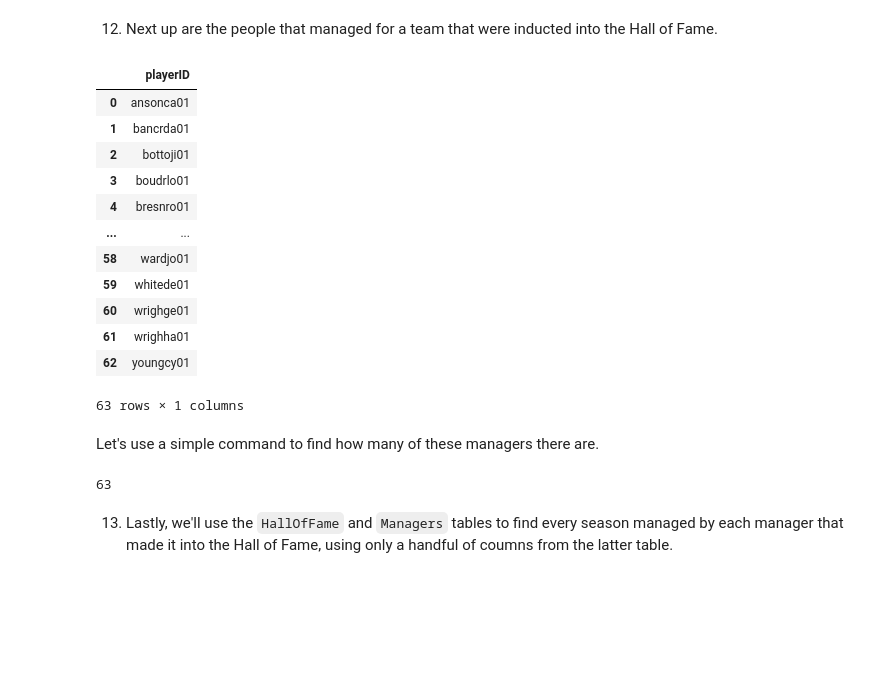
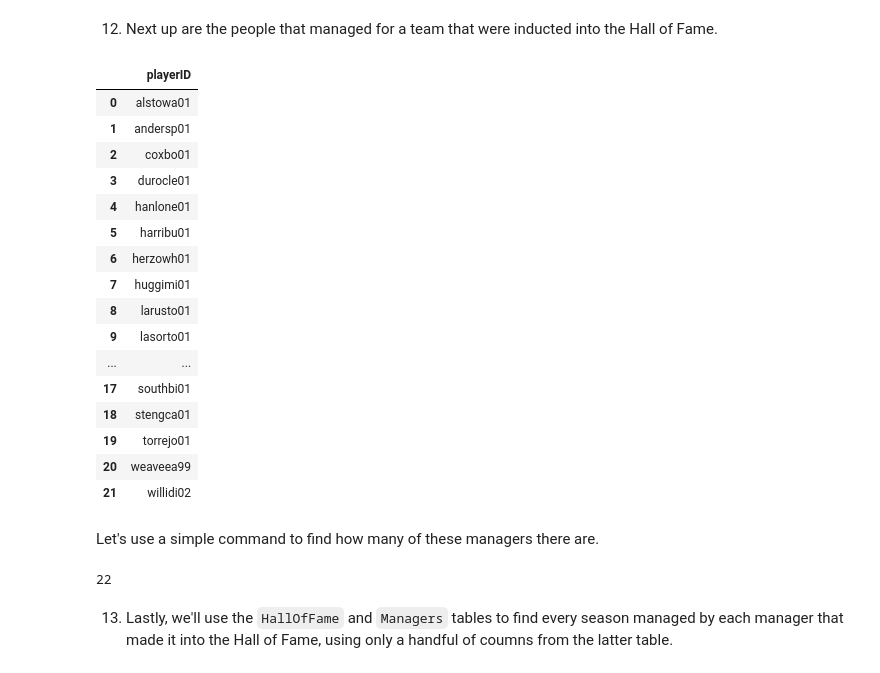
Before and after one commit to cashby-890/ST-554-HW5, a Jupyter notebook: ST554_Homework_Five_Cody_Ashby.ipynb, the cells around one changed output. Drawn from its saved outputs; the diff is of its cells as text; code cells hidden in the pictures; blank space fills up the shorter version.

```diff
--- a/ST554_Homework_Five_Cody_Ashby.ipynb
+++ b/ST554_Homework_Five_Cody_Ashby.ipynb
@@ -197,31 +197,35 @@ pd.read_sql("select distinct * from Managers where teamID='PIT' and plyrMgr='Y'"
 # %%
 left="""
     select distinct M.playerID from Managers as M
     left join HallofFame as H on H.playerID=M.playerID
-    where H.inducted='Y' and M.plyrMgr='Y'
+    where H.inducted='Y' and H.category='Manager'
     """
 inducted_managers=pd.read_sql(left,con)
 inducted_managers
 # %% [output]
 |  | playerID |
-| 0 | ansonca01 |
-| 1 | bancrda01 |
-| 2 | bottoji01 |
-| 3 | boudrlo01 |
-| 4 | bresnro01 |
+| 0 | alstowa01 |
+| 1 | andersp01 |
+| 2 | coxbo01 |
+| 3 | durocle01 |
+| 4 | hanlone01 |
+| 5 | harribu01 |
+| 6 | herzowh01 |
+| 7 | huggimi01 |
+| 8 | larusto01 |
+| 9 | lasorto01 |
 | ... | ... |
-| 58 | wardjo01 |
-| 59 | whitede01 |
-| 60 | wrighge01 |
-| 61 | wrighha01 |
-| 62 | youngcy01 |
+| 17 | southbi01 |
+| 18 | stengca01 |
+| 19 | torrejo01 |
+| 20 | weaveea99 |
+| 21 | willidi02 |
-63 rows × 1 columns
 # %% [markdown]
 Let's use a simple command to find how many of these managers there are.
 # %%
 len(inducted_managers)
 # %% [output]
-63
+22
 # %% [markdown]
 13. Lastly, we'll use the `HallOfFame` and `Managers` tables to find every season managed by each manager that made it into the Hall of Fame, using only a handful of coumns from the latter table.
 # %%
```
Also changed, not shown: parts of 13 cells of this notebook.
